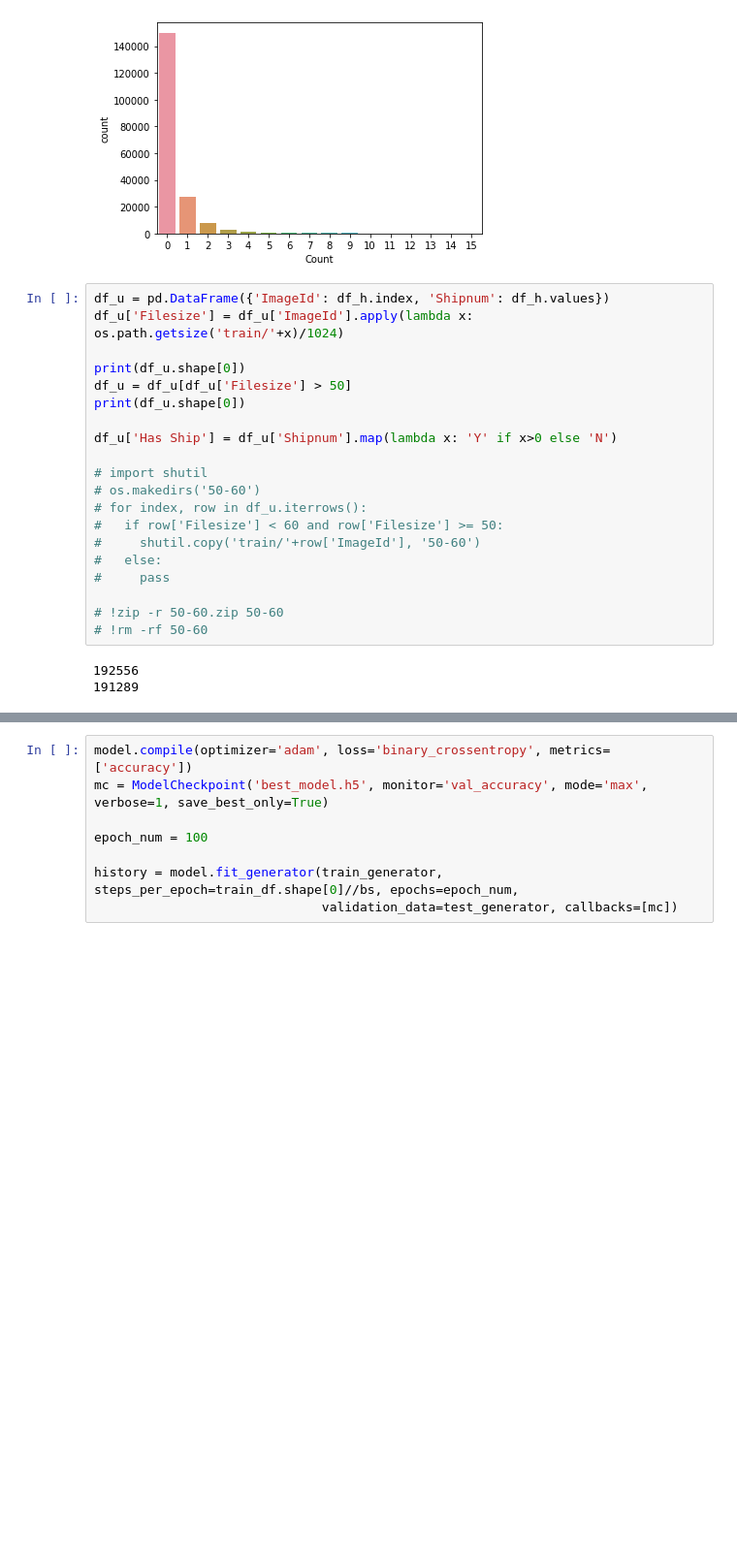
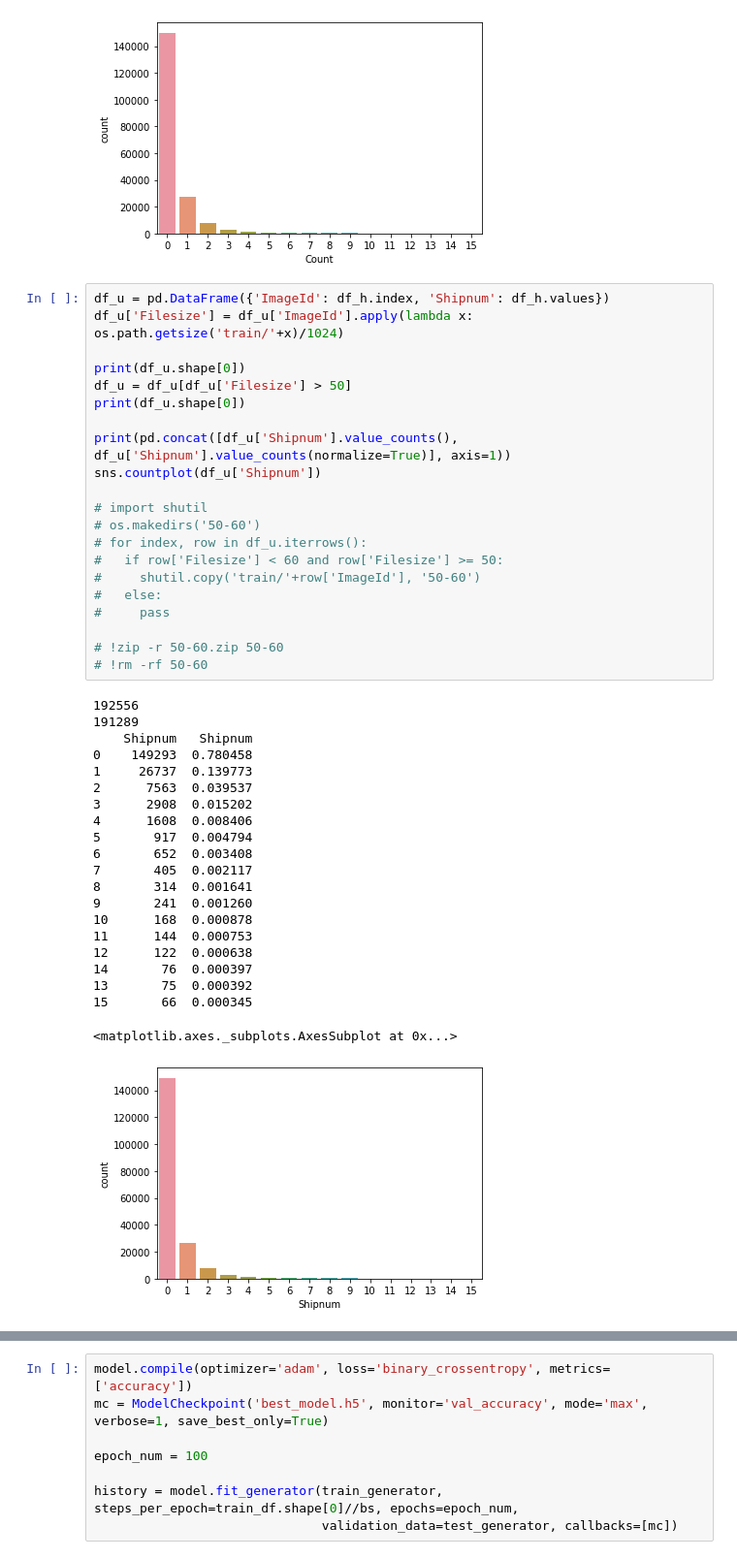
Before and after one commit to SaumilShah-7/Airbus-Ship-Detection-Challenge-Kaggle, a Jupyter notebook: Airbus_Ship_Detection.ipynb, the cells around one changed output, grey strips where cells are left out. Shown at 97% size. Cells and saved outputs as stored; diff of their text form; blank space fills up the shorter version.

```diff
--- a/Airbus_Ship_Detection.ipynb
+++ b/Airbus_Ship_Detection.ipynb
@@ -82,23 +78,43 @@ sns.countplot(df_h)
 # %%
 df_u = pd.DataFrame({'ImageId': df_h.index, 'Shipnum': df_h.values})
 df_u['Filesize'] = df_u['ImageId'].apply(lambda x: os.path.getsize('train/'+x)/1024)
 
 print(df_u.shape[0])
 df_u = df_u[df_u['Filesize'] > 50]
 print(df_u.shape[0])
 
-df_u['Has Ship'] = df_u['Shipnum'].map(lambda x: 'Y' if x>0 else 'N')
+print(pd.concat([df_u['Shipnum'].value_counts(), df_u['Shipnum'].value_counts(normalize=True)], axis=1))
+sns.countplot(df_u['Shipnum'])
 
 # import shutil
 # os.makedirs('50-60')
 # for index, row in df_u.iterrows():
 #   if row['Filesize'] < 60 and row['Filesize'] >= 50:
 #     shutil.copy('train/'+row['ImageId'], '50-60')
 #   else:
 #     pass
 
 # !zip -r 50-60.zip 50-60
 # !rm -rf 50-60
 # %% [output]
 192556
 191289
+    Shipnum   Shipnum
+0    149293  0.780458
+1     26737  0.139773
+2      7563  0.039537
+3      2908  0.015202
+4      1608  0.008406
+5       917  0.004794
+6       652  0.003408
+7       405  0.002117
+8       314  0.001641
+9       241  0.001260
+10      168  0.000878
+11      144  0.000753
+12      122  0.000638
+14       76  0.000397
+13       75  0.000392
+15       66  0.000345
+<matplotlib.axes._subplots.AxesSubplot at 0x...>
+[figure, added]
```
Also changed, not shown: parts of 12 cells of this notebook.
